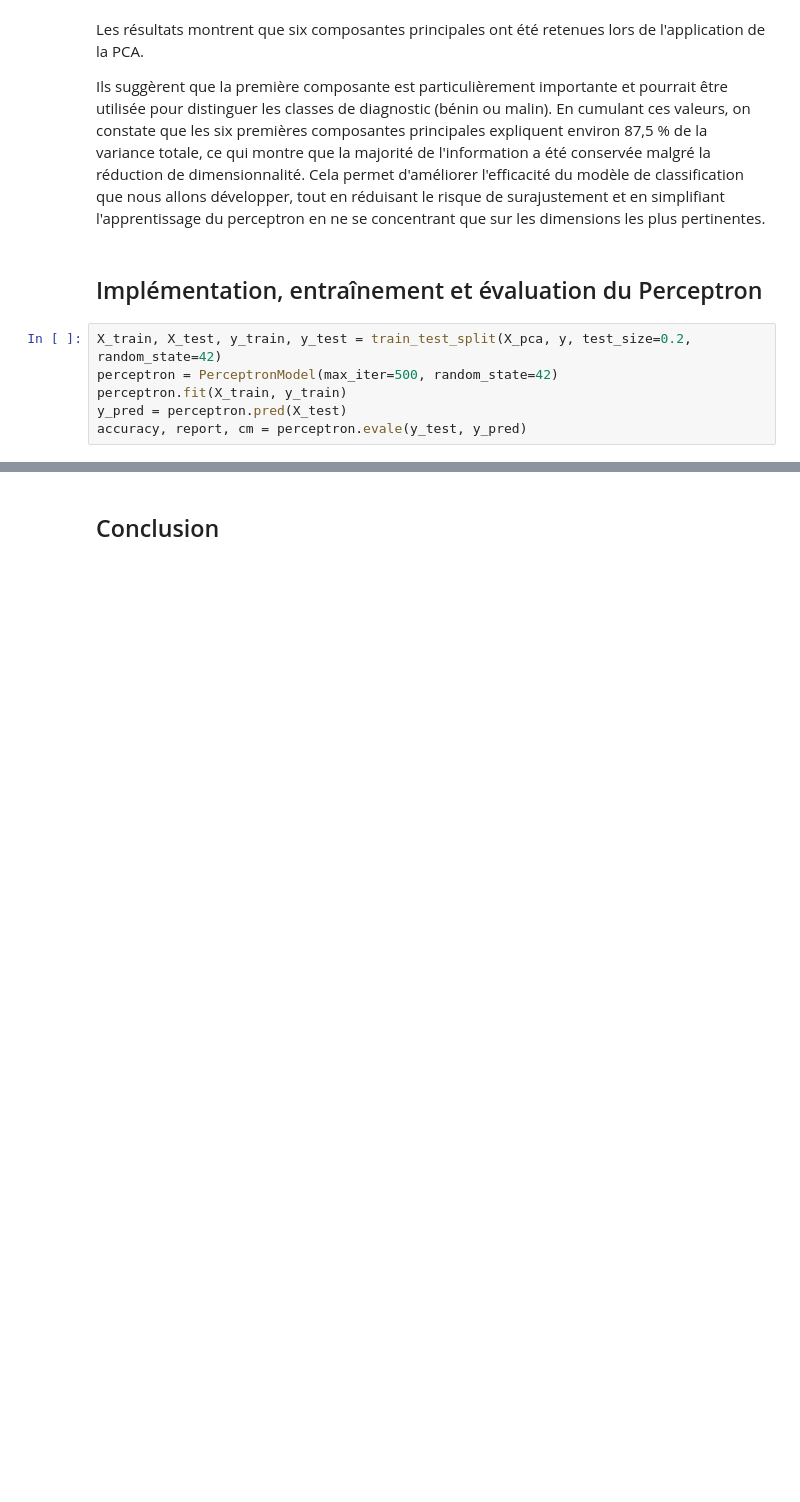
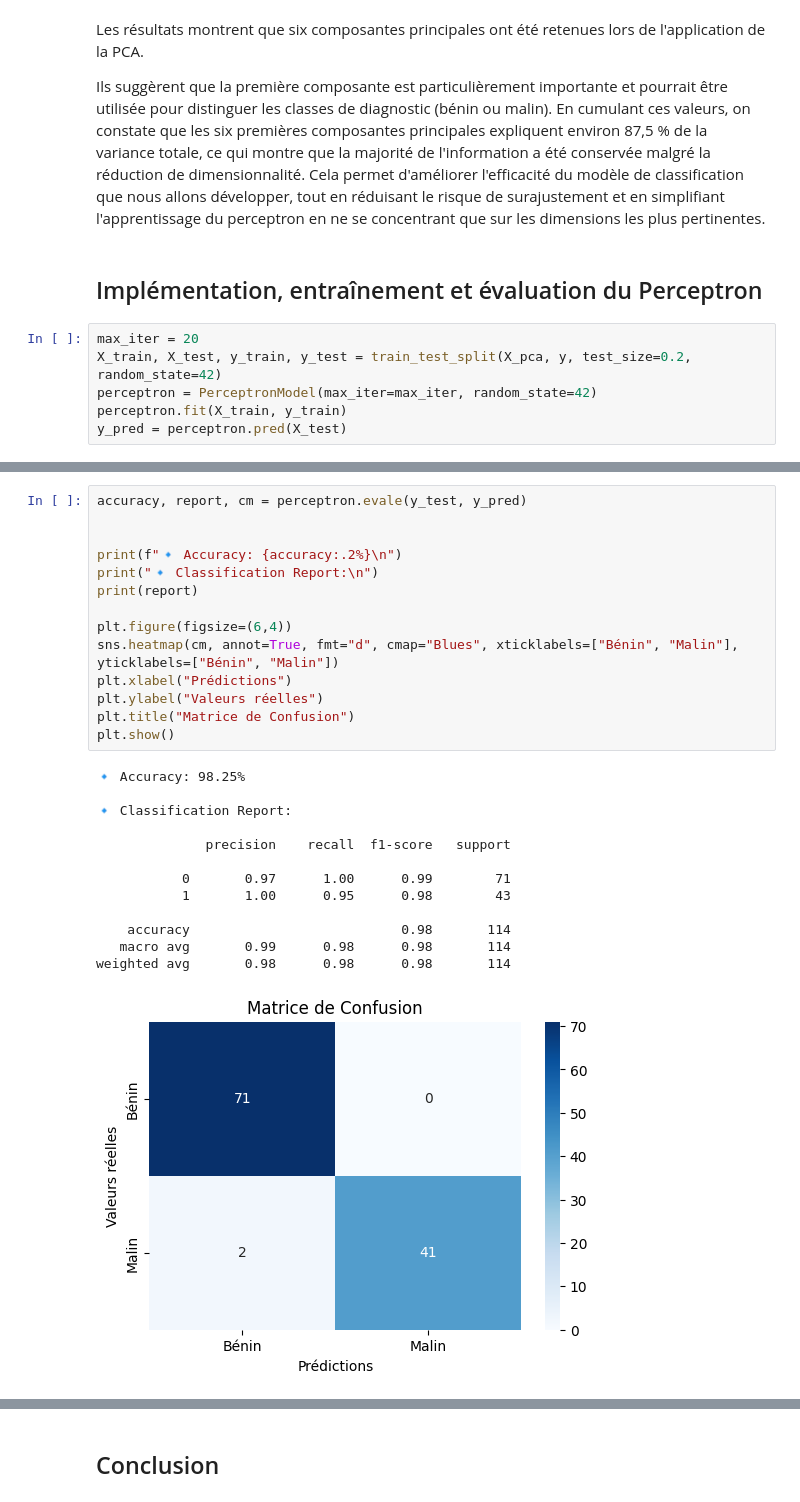
Before and after one commit to antonella-giovannetti/building-perceptron, a Jupyter notebook: perceptron-analysis.ipynb, the cells around one changed output, grey strips where cells are left out. Cells and saved outputs as stored; diff of their text form; blank space fills up the shorter version.

```diff
--- a/perceptron-analysis.ipynb
+++ b/perceptron-analysis.ipynb
@@ -297,8 +297,8 @@ Ils suggèrent que la première composante est particulièrement importante et p
 # %% [markdown]
 ## Implémentation, entraînement et évaluation du Perceptron
 # %%
+max_iter = 20
 X_train, X_test, y_train, y_test = train_test_split(X_pca, y, test_size=0.2, random_state=42)
-perceptron = PerceptronModel(max_iter=500, random_state=42)
+perceptron = PerceptronModel(max_iter=max_iter, random_state=42)
 perceptron.fit(X_train, y_train)
 y_pred = perceptron.pred(X_test)
-accuracy, report, cm = perceptron.evale(y_test, y_pred)
@@ -325,0 +307,28 @@ Confusion Matrix:
+# %%
+accuracy, report, cm = perceptron.evale(y_test, y_pred)
+
+
+print(f"🔹 Accuracy: {accuracy:.2%}\n")
+print("🔹 Classification Report:\n")
+print(report)
+
+plt.figure(figsize=(6,4))
+sns.heatmap(cm, annot=True, fmt="d", cmap="Blues", xticklabels=["Bénin", "Malin"], yticklabels=["Bénin", "Malin"])
+plt.xlabel("Prédictions")
+plt.ylabel("Valeurs réelles")
+plt.title("Matrice de Confusion")
+plt.show()
+# %% [output]
+🔹 Accuracy: 98.25%
+
+🔹 Classification Report:
+
+              precision    recall  f1-score   support
+
+           0       0.97      1.00      0.99        71
+           1       1.00      0.95      0.98        43
+
+    accuracy                           0.98       114
+   macro avg       0.99      0.98      0.98       114
+weighted avg       0.98      0.98      0.98       114
+[figure, added]
```
Also changed, not shown: parts of 5 cells of this notebook, 4 other files.
